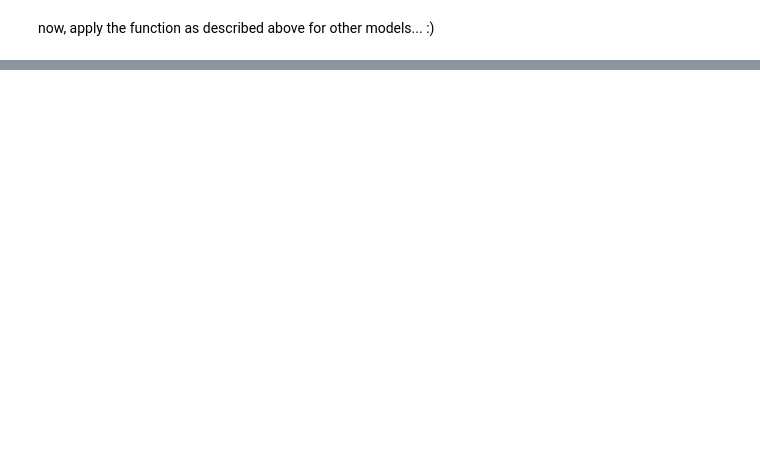
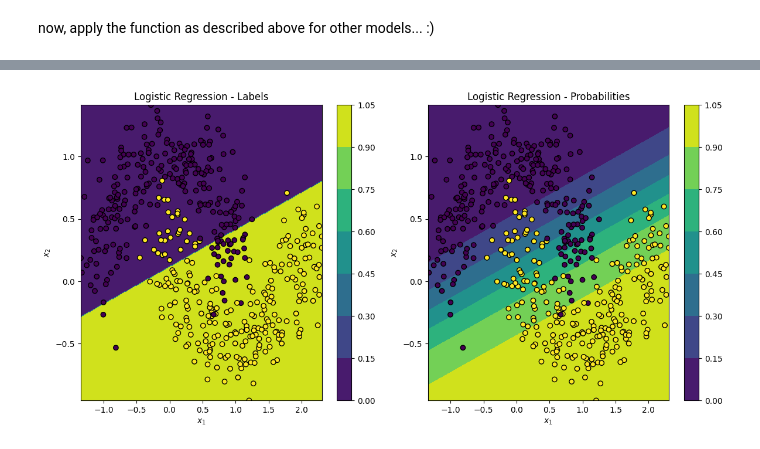
Before and after one commit to FritNik/MasterKL, a Jupyter notebook: Mathematical Methods of AI/Exercises/HandsOn06 SVMDT Feature Importance/3_decision_boundaries.ipynb, the cells around one changed output, grey strips where cells are left out. Saved outputs shown, nothing was run; the diff lists cells and outputs as text; code cells hidden in the pictures; blank space fills up the shorter version.

```diff
--- a/Mathematical Methods of AI/Exercises/HandsOn06 SVMDT Feature Importance/3_decision_boundaries.ipynb
+++ b/Mathematical Methods of AI/Exercises/HandsOn06 SVMDT Feature Importance/3_decision_boundaries.ipynb
@@ -83,0 +111,10 @@ now, apply the function as described above for other models... :)
+# %%
+from sklearn.linear_model import LogisticRegression
+
+decision_boundary(
+    LogisticRegression(),
+    X, y,
+    "Logistic Regression"
+)
+# %% [output]
+[figure, added]
```
Also changed, not shown: parts of 7 cells of this notebook, 4 other files.
